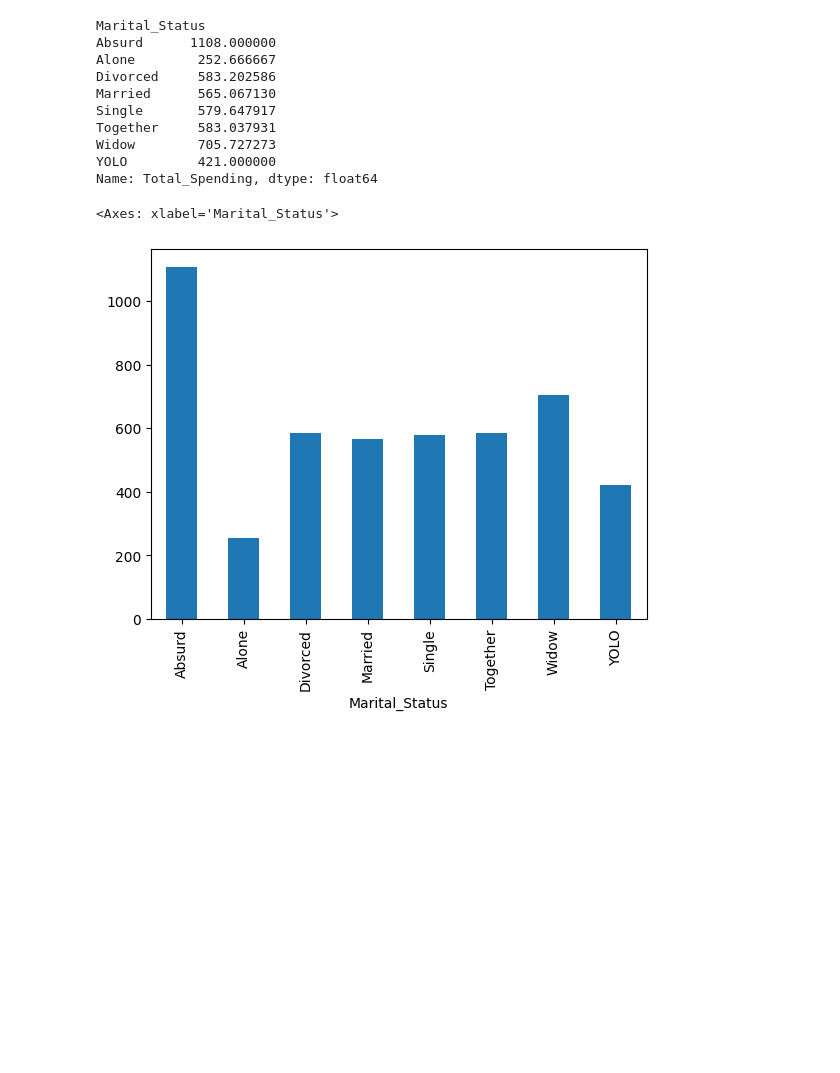
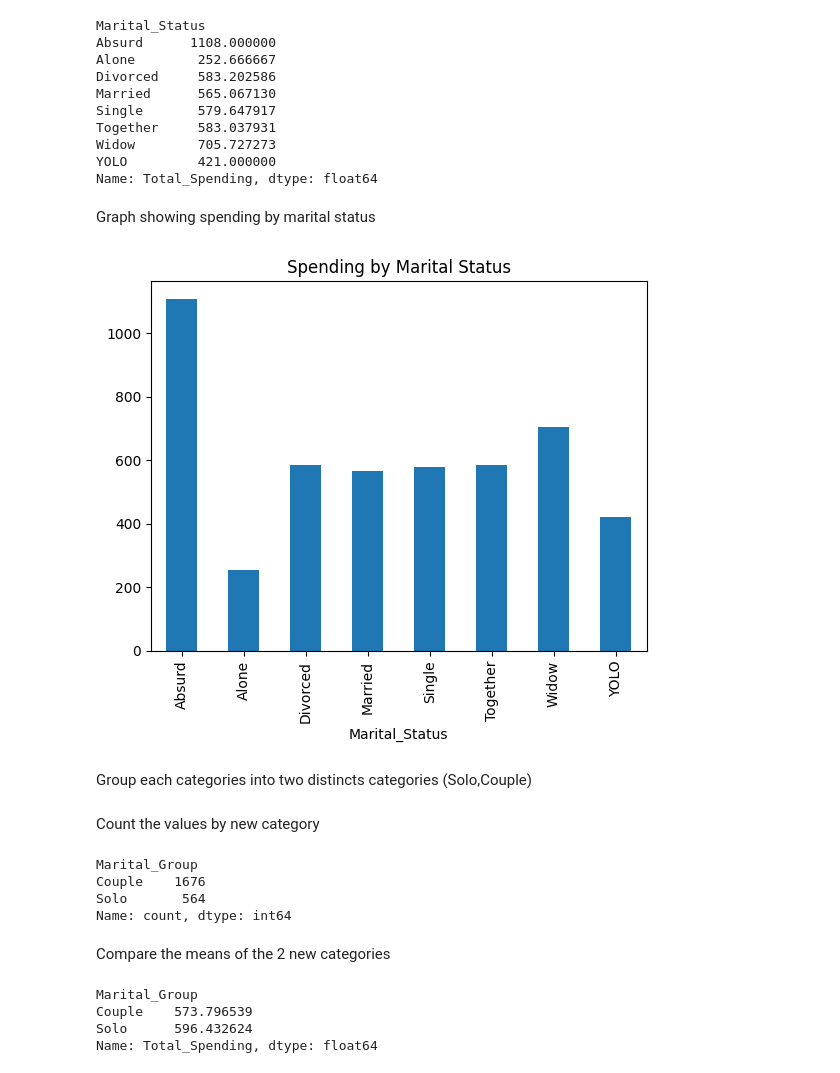
Before and after one commit to GaspardDes/IFOOD-EDA, a Jupyter notebook: src/Exercice_2.ipynb, the cells around one changed output. Cells and saved outputs as stored; diff of their text form; code cells hidden in the pictures; blank space fills up the shorter version.

```diff
--- a/src/Exercice_2.ipynb
+++ b/src/Exercice_2.ipynb
@@ -32,8 +34,13 @@ Together     583.037931
 Widow        705.727273
 YOLO         421.000000
 Name: Total_Spending, dtype: float64
-# %%
-df.groupby("Marital_Status")["Total_Spending"].mean().plot(kind="bar")
-# %% [output]
-<Axes: xlabel='Marital_Status'>
-[figure, removed]
+# %% [markdown]
+Graph showing spending by marital status
+# %%
+df.groupby("Marital_Status")["Total_Spending"].mean().plot(kind="bar")
+plt.title("Spending by Marital Status")
+plt.show()
+# %% [output]
+[figure, added]
+# %% [markdown]
+Group each categories into two distincts categories (Solo,Couple)
@@ -39,0 +57,18 @@ df.groupby("Marital_Status")["Total_Spending"].mean().plot(kind="bar")
+# %% [markdown]
+Count the values by new category
+# %%
+df["Marital_Group"].value_counts()
+# %% [output]
+Marital_Group
+Couple    1676
+Solo       564
+Name: count, dtype: int64
+# %% [markdown]
+Compare the means of the 2 new categories
+# %%
+df.groupby("Marital_Group")["Total_Spending"].mean()
+# %% [output]
+Marital_Group
+Couple    573.796539
+Solo      596.432624
+Name: Total_Spending, dtype: float64
```
Also changed, not shown: parts of 6 cells of this notebook.
